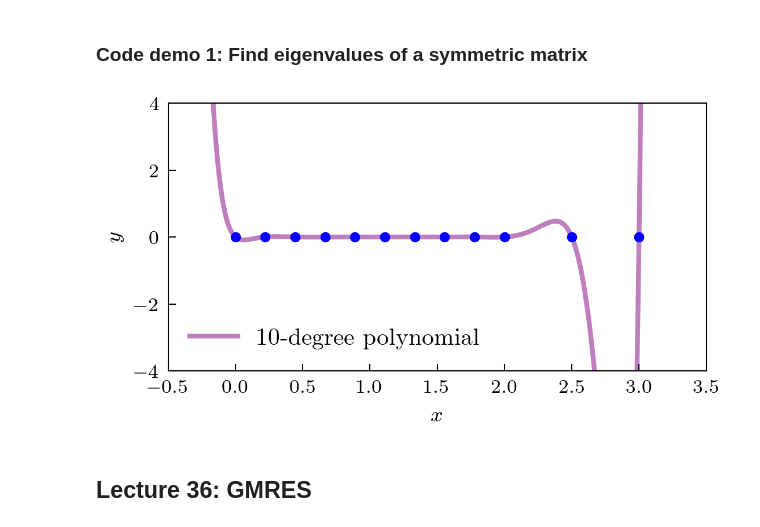
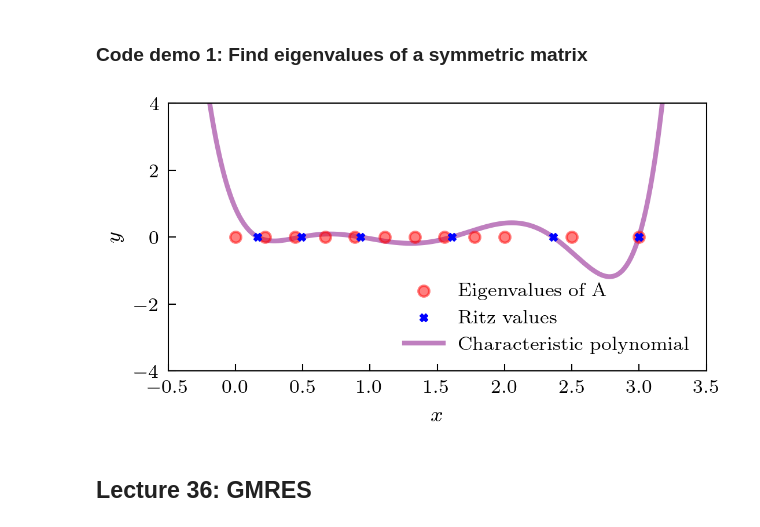
Before and after one commit to rycroft-group/math513, a Jupyter notebook: 6_iter/6_iter.ipynb, the cells around one changed output. Drawn from its saved outputs; the diff is of its cells as text; code cells hidden in the pictures.

Commit message:
Fix Lanczos plotting code

```diff
--- a/6_iter/6_iter.ipynb
+++ b/6_iter/6_iter.ipynb
@@ -27,7 +27,7 @@ A = np.diag(diag_vector)
 m = w + 2
 
 # Initialize Q, alpha, and beta
-n_max = 6
+n_max = 12
 Q = np.zeros((m, n_max))
 
 # Define a random initial vector
@@ -89,7 +90,7 @@ diag_vector = np.concatenate((np.linspace(0., 2., n), np.array([2.5, 3.])))
 A = np.diag(diag_vector)
 
 # Initialize Q, alpha and beta
-iters = 11
+iters = 5
 Q = np.zeros((n+2, iters+1))
 alpha = np.zeros((iters))
 beta = np.zeros((iters))
@@ -115,40 +116,39 @@ H_m = np.dot(np.dot(Q.T, A), Q)
 # Store the characteristic polynomial
 results_cp = []
 p = np.poly(H_m)
 x = -0.5
 while x <= 3.5:
     results_cp.append((x, np.polyval(p, x)))
     x += 0.01
 
 # Store the roots
 results_roots = []
-for i in range(n+2):
-    results_roots.append((diag_vector[i], 0))
 for i in range(iters+1):
     results_roots.append((V[i], 0))
 
 # Visualize
 x_plot, y_plot = zip(*results_cp)
 roots = np.array(results_roots)
 fig, ax = plt.subplots(1, 1, figsize=(4, 2), dpi=300)
-ax.scatter(roots[:, 0], roots[:, 1], s=10, color='blue')
-ax.plot(x_plot, y_plot, color='purple', linewidth=2,zorder=0, alpha=0.5, label=str(n)+'-degree polynomial')
+ax.scatter(diag_vector, np.zeros_like(diag_vector), s=20, color='red', label='Eigenvalues of A', alpha=0.5)
+ax.scatter(roots[:, 0], roots[:, 1], marker='X', linewidths=0.5, s=10, color='blue', label='Ritz values')
+ax.plot(x_plot, y_plot, color='purple', linewidth=2,zorder=0, alpha=0.5, label='Characteristic polynomial')
 # Formatting
 ax.set_xlabel('$x$', fontsize=9)
 ax.set_ylabel('$y$', fontsize=9)
 ax.set_xlim(-0.5, 3.5)
 ax.set_ylim(-4, 4)
 # Prettify
 ax.tick_params(axis='both', which='major', labelsize=8)
 ax.tick_params(axis='both', which='minor', bottom=False, left=False)
 ax.tick_params(axis='both', which='both', right=False, top=False)
-ax.legend()
+ax.legend(loc='lower right', fontsize=8)
 
 # Save the figure
-# plt.savefig("results/lanczos.pdf", bbox_inches='tight', dpi=300)
+# plt.savefig("results/lanczos_4.pdf", bbox_inches='tight', dpi=300)
 plt.show()
 # %% [output]
-[figure, old version]
+[figure, new version]
 # %% [markdown]
 ## Lecture 36: GMRES
 # %% [markdown]
```
Also changed, not shown: parts of 1 cell of this notebook.
